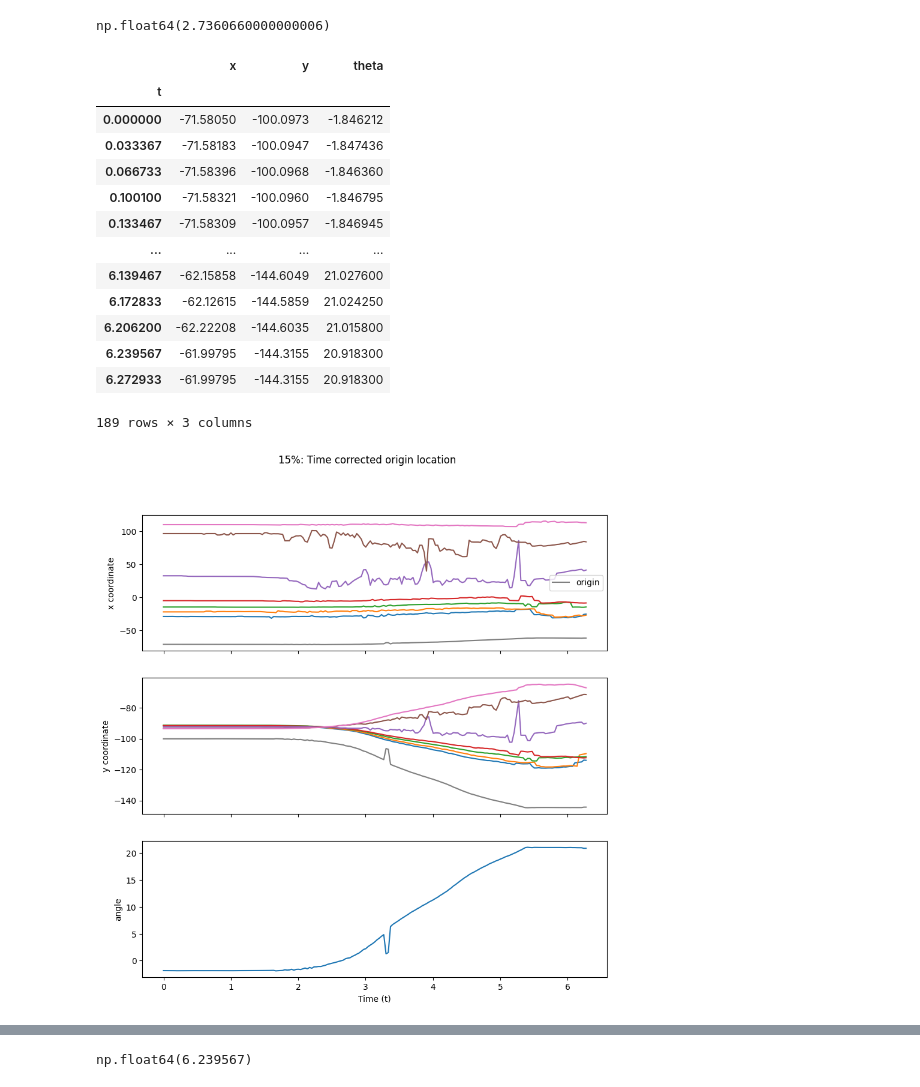
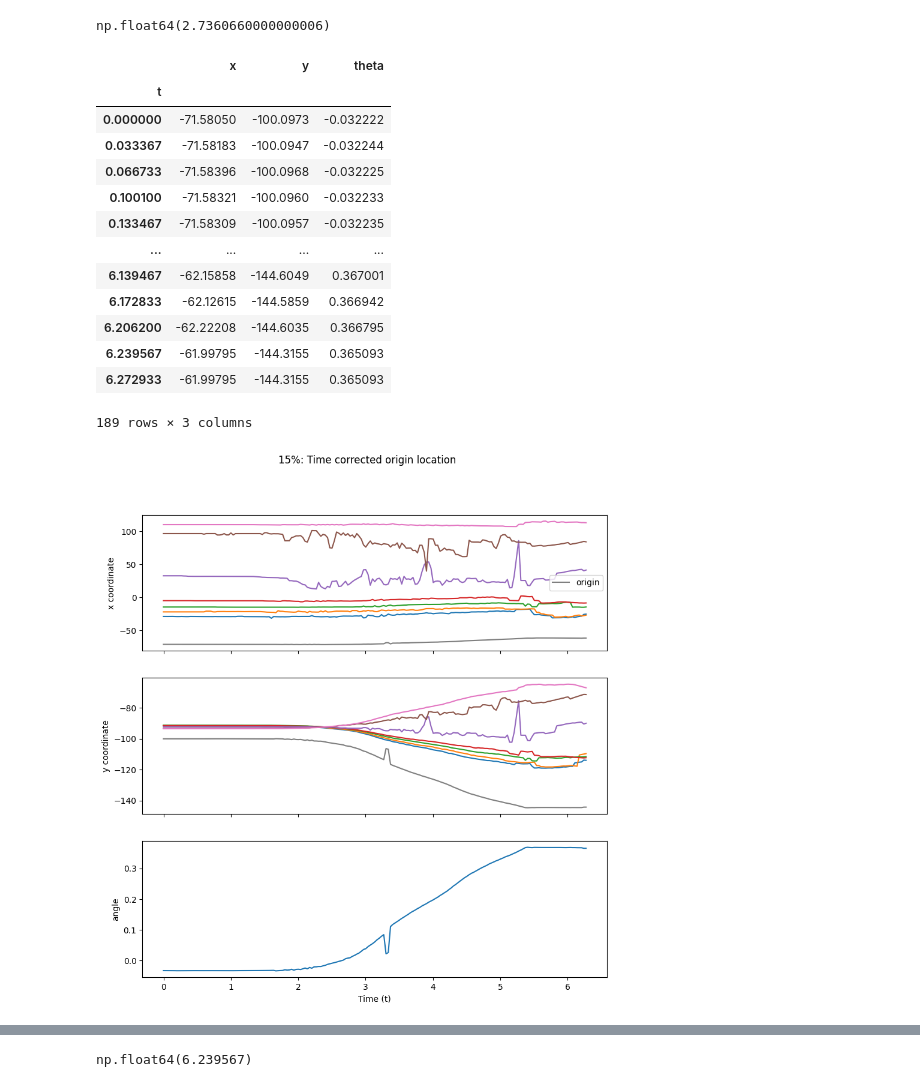
Before and after one commit to JEElsner/kh-instability, a Jupyter notebook: src/notebooks/height_removal.ipynb, the cells around one changed output, grey strips where cells are left out. Cells and saved outputs as stored; diff of their text form; code cells hidden in the pictures.

```diff
--- a/src/notebooks/height_removal.ipynb
+++ b/src/notebooks/height_removal.ipynb
@@ -14,6 +14,8 @@ units = pint_pandas.PintType.ureg
 units.setup_matplotlib()
 # %%
 run = '15'
+data_in_radians = False
+time_correct_origin = False
 # %%
 height_data = pd.read_csv(f'../../data/{run}__height_data.csv', index_col=0)
 height_data.dropna(inplace=True)
@@ -83,6 +85,10 @@ plt.show()
 # plt.show()
 # %%
 angle_data = pd.read_csv(f'../../data/{run}__origin_with_theta.csv', usecols=['t', 'x', 'y', 'theta'], index_col='t')
+
+if not data_in_radians:
+    angle_data['theta'] = np.radians(angle_data['theta'])
+
 angle_data
 # %% [output]
 |  | x | y | theta |
@@ -154,23 +160,25 @@ np.float64(2.7360660000000006)
 # %%
 angle_data_corrected = angle_data.copy()
 
-# uncomment me to time-correct for the 3% run
-angle_data_corrected.index = angle_data.index #+ time_difference
+# time correct angle/origin data when necessary
+if time_correct_origin:
+    angle_data_corrected.index = angle_data.index + time_difference
+
 angle_data_corrected
 # %% [output]
 |  | x | y | theta |
 | t |  |  |  |
-| 0.000000 | -71.58050 | -100.0973 | -1.846212 |
-| 0.033367 | -71.58183 | -100.0947 | -1.847436 |
-| 0.066733 | -71.58396 | -100.0968 | -1.846360 |
-| 0.100100 | -71.58321 | -100.0960 | -1.846795 |
-| 0.133467 | -71.58309 | -100.0957 | -1.846945 |
+| 0.000000 | -71.58050 | -100.0973 | -0.032222 |
+| 0.033367 | -71.58183 | -100.0947 | -0.032244 |
+| 0.066733 | -71.58396 | -100.0968 | -0.032225 |
+| 0.100100 | -71.58321 | -100.0960 | -0.032233 |
+| 0.133467 | -71.58309 | -100.0957 | -0.032235 |
 | ... | ... | ... | ... |
-| 6.139467 | -62.15858 | -144.6049 | 21.027600 |
-| 6.172833 | -62.12615 | -144.5859 | 21.024250 |
-| 6.206200 | -62.22208 | -144.6035 | 21.015800 |
-| 6.239567 | -61.99795 | -144.3155 | 20.918300 |
-| 6.272933 | -61.99795 | -144.3155 | 20.918300 |
+| 6.139467 | -62.15858 | -144.6049 | 0.367001 |
+| 6.172833 | -62.12615 | -144.5859 | 0.366942 |
+| 6.206200 | -62.22208 | -144.6035 | 0.366795 |
+| 6.239567 | -61.99795 | -144.3155 | 0.365093 |
+| 6.272933 | -61.99795 | -144.3155 | 0.365093 |
 189 rows × 3 columns
 # %%
 fig, axes = plt.subplots(figsize=(10, 10), nrows=3, sharex=True)
@@ -193,7 +201,7 @@ fig.suptitle(f'{run}%: Time corrected origin location')
 
 plt.show()
 # %% [output]
-[figure, old version]
+[figure, new version]
 # %%
 def get_nearest_angle_t(row):
     return np.argmin(np.abs(row['t'] - angle_data_corrected.index))
```
Also changed, not shown: parts of 9 cells of this notebook.
